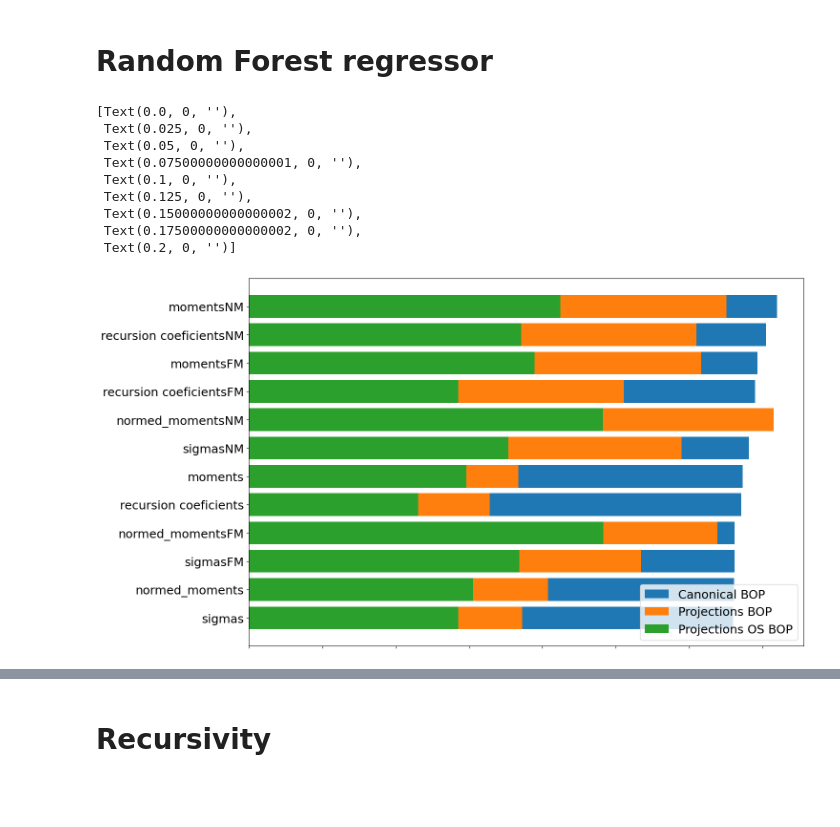
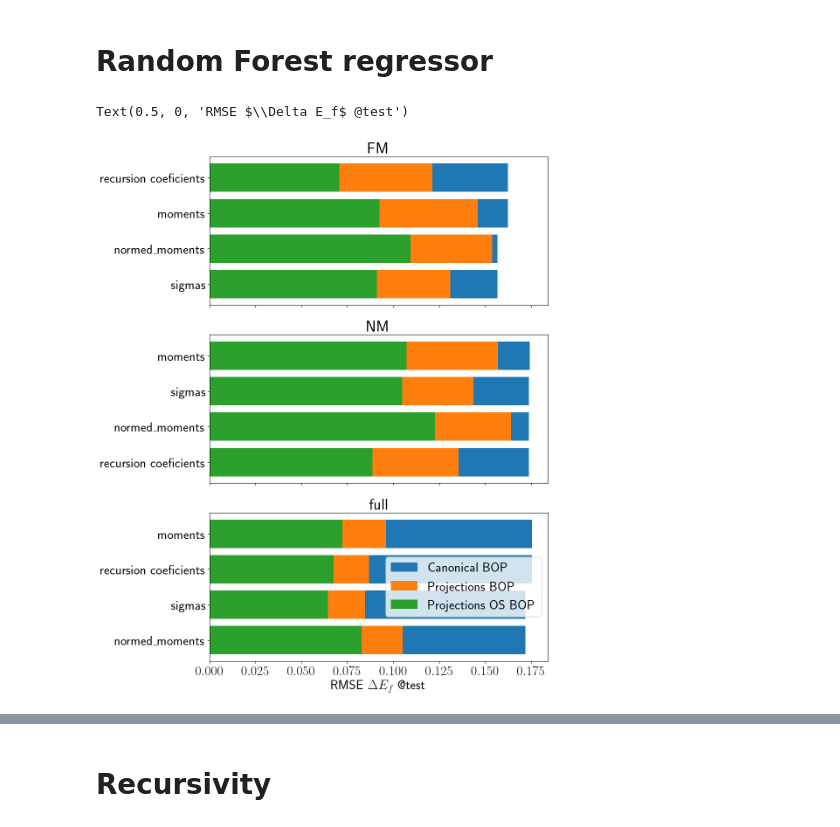
Before and after one commit to AIIMProject/MLFeMoTCPs, a Jupyter notebook: 07_MachineLearn.ipynb, the cells around one changed output, grey strips where cells are left out. Drawn from its saved outputs; the diff is of its cells as text; code cells hidden in the pictures; blank space fills up the shorter version.

```diff
--- a/07_MachineLearn.ipynb
+++ b/07_MachineLearn.ipynb
@@ -134,7 +67,7 @@ Features['Canonical BOP']
 # %% [markdown]
 Include magnetic feature with all BOP features
 # %%
-Features.update({model: pd.concat([Features['dataset']['Mag'], feature], axis=1) for model, feature in Features.items() if 'BOP' in model and 'Mag' not in feature.columns})
+Features.update({model: pd.concat([Features['dataset'][['Mag','Structure']], feature], axis=1) for model, feature in Features.items() if 'BOP' in model and 'Mag' not in feature.columns})
 # %%
 Features['Canonical BOP']
 # %% [output]
@@ -174,5 +96,5 @@ def score_fitted_model(fittedmodel, xtrain,  xtest, ytrain,ytest):
 # %% [markdown]
 # Random Forest regressor
 # %%
-groups = {'moments':'^moments_.*0$|Mag','normed_moments':'^normed.*0$|Mag', 'recursion coeficients':'an_.*0$|bn_.*0$|Mag',
-         'sigmas':'sigma.*_0|Mag'}
+groups = {'moments':'^moments_.*0$|Mag|Struc','normed_moments':'^normed.*0$|Mag|Struc', 'recursion coeficients':'an_.*0$|bn_.*0$|Mag|Struc',
+         'sigmas':'sigma.*_0|Mag|Struc'}
@@ -185,7 +105,10 @@ simplebopresultslocation = os.path.join(resultslocation, 'simpleresults.pkl')
 # %%
+
 if os.path.exists (simplebopresultslocation):
     dfRMSE  = pd.read_pickle(simplebopresultslocation)
 else:
+    ## BOP, full dataset
+
     for (group, regex), (featurename, features) in product(groups.items(), Features.items()):
         if 'BOP' not in featurename:
             continue
@@ -195,20 +118,20 @@ else:
         model = RandomForestRegressor(random_state=42, max_depth = 20)
         xtrain, xtest, ytrain, ytest = train_test_split(X, BS['EF'][X.index], random_state=42)
         model.fit(xtrain, ytrain)
-        RMSE[(featurename, group)] = score_fitted_model(model, xtrain, xtest, ytrain, ytest)
+        RMSE[('full', featurename, group)] = score_fitted_model(model, xtrain, xtest, ytrain, ytest)
 
     ## BOP on FM samples
 
     for (group, regex), (featurename, features) in product(groups.items(), Features.items()):
         if 'BOP' not in featurename:
             continue
-        if (featurename+'FM', group) in RMSE.keys():
+        if ('FM', featurename, group) in RMSE.keys():
             continue
         X = features[features['Mag']==0].filter(regex=regex).dropna()
         model = RandomForestRegressor(random_state=42, max_depth = 20)
         xtrain, xtest, ytrain, ytest = train_test_split(X, BS['EF'][X.index], random_state=42)
         model.fit(xtrain, ytrain)
-        RMSE[(featurename, group+'FM')] = score_fitted_model(model, xtrain, xtest, ytrain, ytest)
+        RMSE[('FM', featurename, group)] = score_fitted_model(model, xtrain, xtest, ytrain, ytest)
 
     ## BOP on nonmagnetic samples
 
@@ -221,28 +144,25 @@ else:
         model = RandomForestRegressor(random_state=42, max_depth = 20)
         xtrain, xtest, ytrain, ytest = train_test_split(X, BS['EF'][X.index], random_state=42)
         model.fit(xtrain, ytrain)
-        RMSE[(featurename, group+'NM')] = score_fitted_model(model, xtrain, xtest, ytrain, ytest)
+        RMSE[('NM', featurename, group)] = score_fitted_model(model, xtrain, xtest, ytrain, ytest)
 
     dfRMSE = pd.DataFrame.from_dict(RMSE, orient='index').sort_values(by='test')
     dfRMSE.to_pickle(simplebopresultslocation)
+# %%
+fractions  = dfRMSE.index.get_level_values(0).unique()
 # %%
-fig, ax = plt.subplots()
 colors = {'Canonical BOP': 'Blues',  'Projections BOP': 'greens', 'Projections OS BOP': ['green', 'ocean']}
-for group, scores  in dfRMSE.groupby(level=0):
-    ax.barh(scores.index.get_level_values(1), scores['test'], label=group)
+fix, axes = plt.subplots(len(fractions), 1, figsize = (10, 15), sharex=True)
+for ax, (ds, groups ) in zip(axes, dfRMSE.groupby(level=0)):
+    ax.set_title(ds)
+    for group, scores  in groups.groupby(level=1):
+        ax.barh(scores.index.get_level_values(2), scores['test'], label=group)
 ax.legend()
-ax.set_xticklabels(ax.get_xticklabels(), rotation=90)
+ax.set_xlabel('RMSE $\Delta E_f$ @test')
+#ax.set_xticklabels(ax.get_xticklabels(), rotation=90)
 # %% [output]
-[Text(0.0, 0, ''),
- Text(0.025, 0, ''),
- Text(0.05, 0, ''),
- Text(0.07500000000000001, 0, ''),
- Text(0.1, 0, ''),
- Text(0.125, 0, ''),
- Text(0.15000000000000002, 0, ''),
- Text(0.17500000000000002, 0, ''),
- Text(0.2, 0, '')]
+Text(0.5, 0, 'RMSE $\\Delta E_f$ @test')
-[figure, old version]
+[figure, new version]
 # %%
 dfRMSE['test'].plot(kind = 'bar')
 # %% [output]
```
Also changed, not shown: parts of 30 cells of this notebook.
